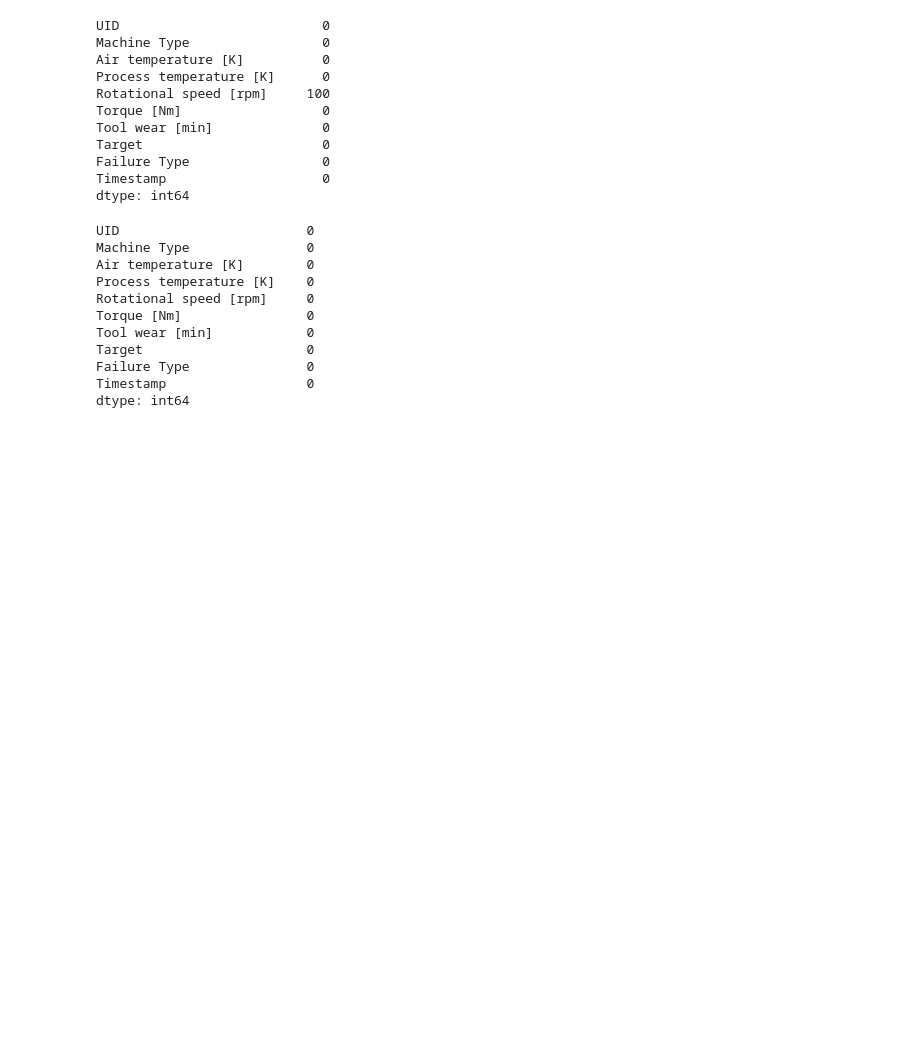
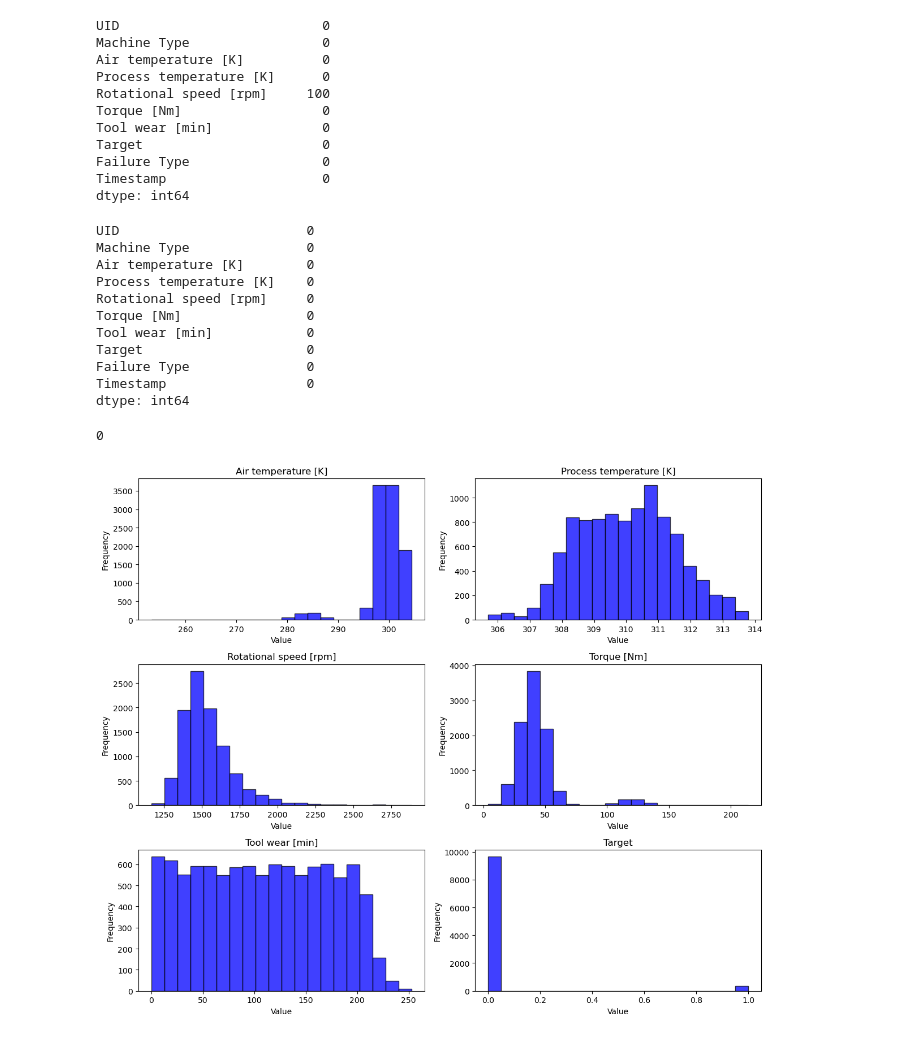
Before and after one commit to DuoBrass/Blend360, a Jupyter notebook: Blend_Machine_Analysis.ipynb, the cells around one changed output. Drawn from its saved outputs; the diff is of its cells as text; code cells hidden in the pictures; blank space fills up the shorter version.

```diff
--- a/Blend_Machine_Analysis.ipynb
+++ b/Blend_Machine_Analysis.ipynb
@@ -156,3 +157,34 @@ Target                     0
 Failure Type               0
 Timestamp                  0
 dtype: int64
+# %%
+# Examining for Duplicated Results
+df.duplicated().sum()
+# %% [output]
+0
+# %%
+# Visualising the datapoint distributions in Numerical Data
+def plot_num_hist(data):
+    """
+    Plots histograms for numerical features in the dataset.
+    """
+    # Only include numerical features
+    features = ['Air temperature [K]', 'Process temperature [K]', 'Rotational speed [rpm]',
+                'Torque [Nm]', 'Tool wear [min]', 'Target']
+
+    plt.figure(figsize=(12, 10))
+
+    for i, feature in enumerate(features, 1):
+        plt.subplot(3, 2, i)  # 3 rows, 2 columns
+        plt.hist(data[feature].dropna(), bins=20, edgecolor='black', alpha=0.75, color='blue')
+        plt.title(feature, fontsize=12)
+        plt.xlabel('Value')
+        plt.ylabel('Frequency')
+
+    plt.tight_layout()
+    plt.show()
+
+# Call the function
+plot_num_hist(df)
+# %% [output]
+[figure, added]
```
Also changed, not shown: parts of 9 cells of this notebook.
